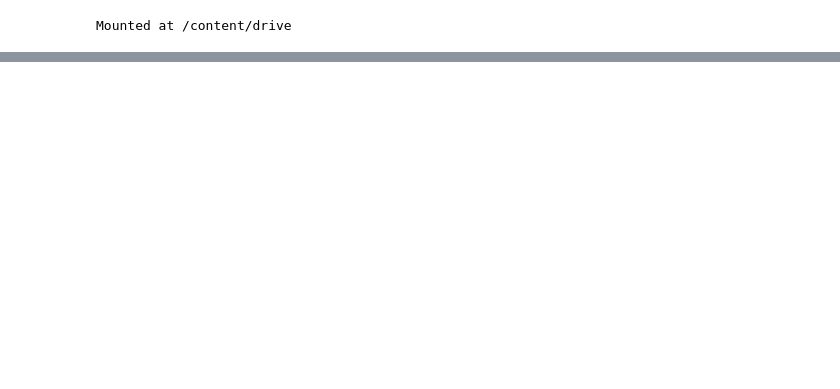
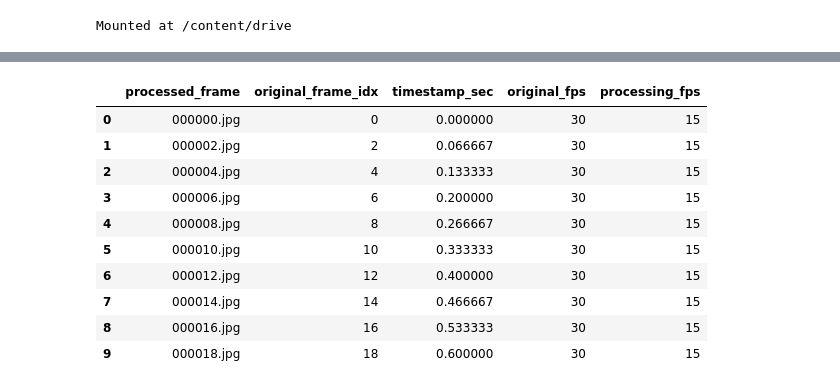
Before and after one commit to nurinnuhaa4/20262R0136DATA30200, a Jupyter notebook: notebooks/02_video_preprocessing.ipynb, the cells around one changed output, grey strips where cells are left out. Saved outputs shown, nothing was run; the diff lists cells and outputs as text; code cells hidden in the pictures; blank space fills up the shorter version.

```diff
--- a/notebooks/02_video_preprocessing.ipynb
+++ b/notebooks/02_video_preprocessing.ipynb
@@ -40,0 +9,25 @@ Project directory: /content/drive/MyDrive/0262R0136DATA30200
+# %%
+from pathlib import Path
+
+# Original extracted frames (30 FPS)
+DATA_DIR = Path(
+    "/content/drive/MyDrive/HOI_Project/extracted_frames"
+)
+
+# Output directory for processed frames (15 FPS)
+PROCESSING_DIR = Path(
+    "/content/drive/MyDrive/HOI_Project/processed_frames"
+)
+
+# Six official videos
+video_ids = [
+    "easy_01",
+    "easy_02",
+    "normal_01",
+    "normal_02",
+    "hard_01",
+    "hard_02"
+]
+
+print("Original frames:", DATA_DIR)
+print("Processing output:", PROCESSING_DIR)
@@ -40,0 +146,18 @@ Project directory: /content/drive/MyDrive/0262R0136DATA30200
+# %%
+metadata_path = PROCESSING_DIR / "easy_01" / "frame_metadata.csv"
+
+df = pd.read_csv(metadata_path)
+
+display(df.head(10))
+# %% [output]
+|  | processed_frame | original_frame_idx | timestamp_sec | original_fps | processing_fps |
+| 0 | 000000.jpg | 0 | 0.000000 | 30 | 15 |
+| 1 | 000002.jpg | 2 | 0.066667 | 30 | 15 |
+| 2 | 000004.jpg | 4 | 0.133333 | 30 | 15 |
+| 3 | 000006.jpg | 6 | 0.200000 | 30 | 15 |
+| 4 | 000008.jpg | 8 | 0.266667 | 30 | 15 |
+| 5 | 000010.jpg | 10 | 0.333333 | 30 | 15 |
+| 6 | 000012.jpg | 12 | 0.400000 | 30 | 15 |
+| 7 | 000014.jpg | 14 | 0.466667 | 30 | 15 |
+| 8 | 000016.jpg | 16 | 0.533333 | 30 | 15 |
+| 9 | 000018.jpg | 18 | 0.600000 | 30 | 15 |
```
Also changed, not shown: parts of 9 cells of this notebook.
